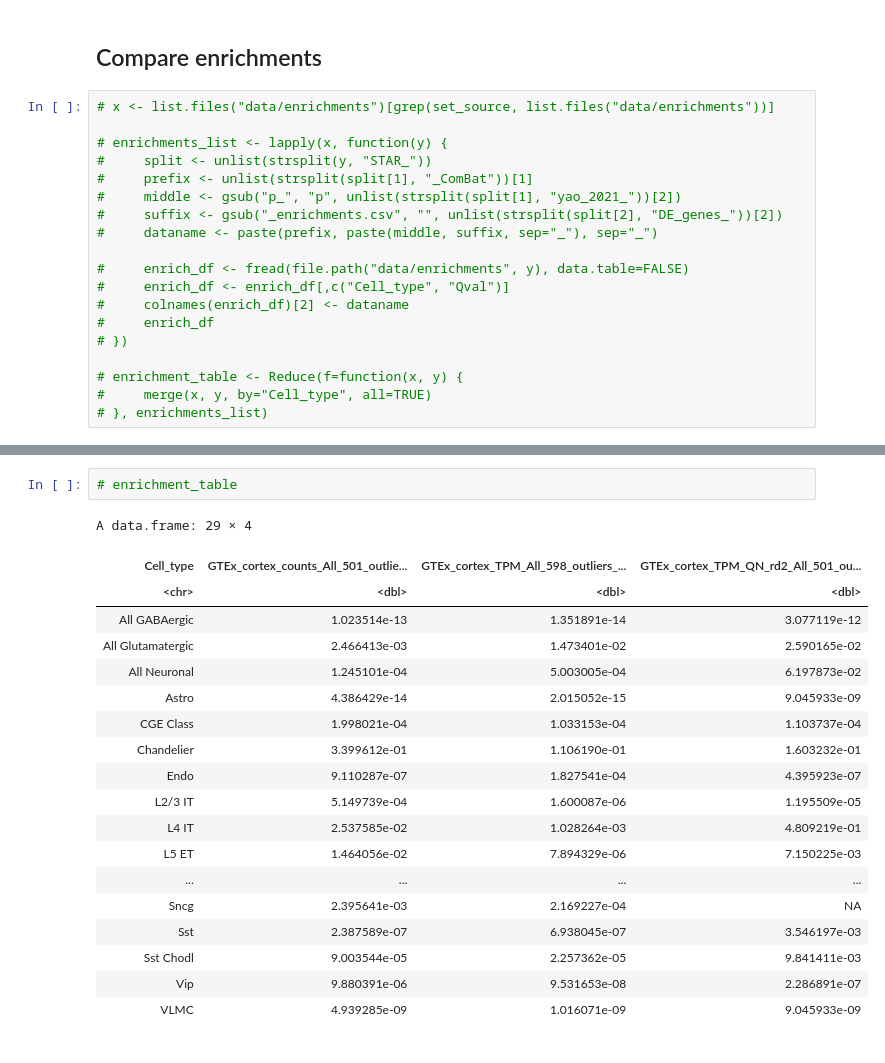
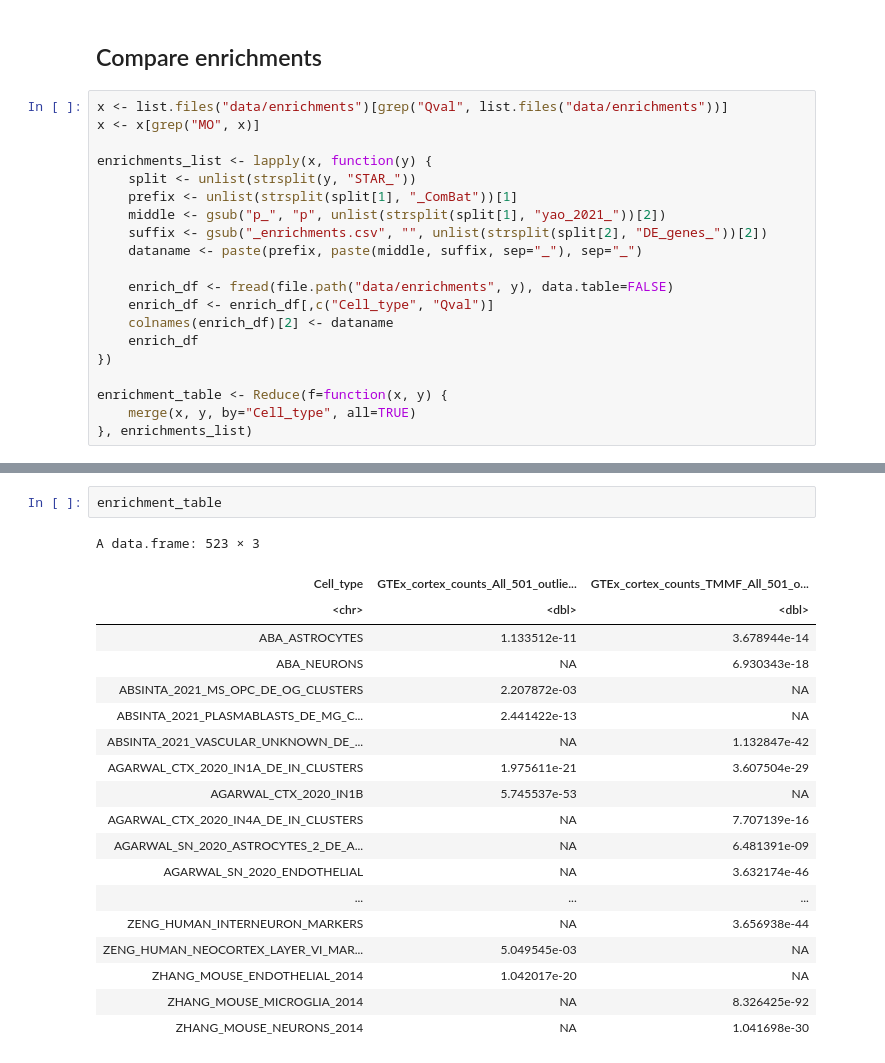
Before and after one commit to reliscu/bulk_splicing_GTEx_cortex, a Jupyter notebook: 05_get_module_enrichments.ipynb, the cells around one changed output, grey strips where cells are left out. Drawn from its saved outputs; the diff is of its cells as text.

```diff
--- a/05_get_module_enrichments.ipynb
+++ b/05_get_module_enrichments.ipynb
@@ -128,21 +107,22 @@ write.csv(top_mods_df, file=paste0("data/enrichments/", network_dir, "_", set_so
 # %% [markdown]
 ## Compare enrichments
 # %%
-# x <- list.files("data/enrichments")[grep(set_source, list.files("data/enrichments"))]
+x <- list.files("data/enrichments")[grep("Qval", list.files("data/enrichments"))]
+x <- x[grep("MO", x)]
 
-# enrichments_list <- lapply(x, function(y) {
-#     split <- unlist(strsplit(y, "STAR_"))
-#     prefix <- unlist(strsplit(split[1], "_ComBat"))[1]
-#     middle <- gsub("p_", "p", unlist(strsplit(split[1], "yao_2021_"))[2])
-#     suffix <- gsub("_enrichments.csv", "", unlist(strsplit(split[2], "DE_genes_"))[2])
-#     dataname <- paste(prefix, paste(middle, suffix, sep="_"), sep="_")
+enrichments_list <- lapply(x, function(y) {
+    split <- unlist(strsplit(y, "STAR_"))
+    prefix <- unlist(strsplit(split[1], "_ComBat"))[1]
+    middle <- gsub("p_", "p", unlist(strsplit(split[1], "yao_2021_"))[2])
+    suffix <- gsub("_enrichments.csv", "", unlist(strsplit(split[2], "DE_genes_"))[2])
+    dataname <- paste(prefix, paste(middle, suffix, sep="_"), sep="_")
 
-#     enrich_df <- fread(file.path("data/enrichments", y), data.table=FALSE)
-#     enrich_df <- enrich_df[,c("Cell_type", "Qval")]
-#     colnames(enrich_df)[2] <- dataname
-#     enrich_df
-# })
+    enrich_df <- fread(file.path("data/enrichments", y), data.table=FALSE)
+    enrich_df <- enrich_df[,c("Cell_type", "Qval")]
+    colnames(enrich_df)[2] <- dataname
+    enrich_df
+})
 
-# enrichment_table <- Reduce(f=function(x, y) {
-#     merge(x, y, by="Cell_type", all=TRUE)
-# }, enrichments_list)
+enrichment_table <- Reduce(f=function(x, y) {
+    merge(x, y, by="Cell_type", all=TRUE)
+}, enrichments_list)
@@ -149,23 +132,23 @@ write.csv(top_mods_df, file=paste0("data/enrichments/", network_dir, "_", set_so
 # %%
-# enrichment_table
+enrichment_table
 # %% [output]
-A data.frame: 29 × 4
+A data.frame: 523 × 3
-| Cell_type | GTEx_cortex_counts_All_501_outlie... | GTEx_cortex_TPM_All_598_outliers_... | GTEx_cortex_TPM_QN_rd2_All_501_ou... |
-| <chr> | <dbl> | <dbl> | <dbl> |
-| All GABAergic | 1.023514e-13 | 1.351891e-14 | 3.077119e-12 |
-| All Glutamatergic | 2.466413e-03 | 1.473401e-02 | 2.590165e-02 |
-| All Neuronal | 1.245101e-04 | 5.003005e-04 | 6.197873e-02 |
-| Astro | 4.386429e-14 | 2.015052e-15 | 9.045933e-09 |
-| CGE Class | 1.998021e-04 | 1.033153e-04 | 1.103737e-04 |
-| Chandelier | 3.399612e-01 | 1.106190e-01 | 1.603232e-01 |
-| Endo | 9.110287e-07 | 1.827541e-04 | 4.395923e-07 |
-| L2/3 IT | 5.149739e-04 | 1.600087e-06 | 1.195509e-05 |
-| L4 IT | 2.537585e-02 | 1.028264e-03 | 4.809219e-01 |
-| L5 ET | 1.464056e-02 | 7.894329e-06 | 7.150225e-03 |
-| ... | ... | ... | ... |
-| Sncg | 2.395641e-03 | 2.169227e-04 | NA |
-| Sst | 2.387589e-07 | 6.938045e-07 | 3.546197e-03 |
-| Sst Chodl | 9.003544e-05 | 2.257362e-05 | 9.841411e-03 |
-| Vip | 9.880391e-06 | 9.531653e-08 | 2.286891e-07 |
-| VLMC | 4.939285e-09 | 1.016071e-09 | 9.045933e-09 |
+| Cell_type | GTEx_cortex_counts_All_501_outlie... | GTEx_cortex_counts_TMMF_All_501_o... |
+| <chr> | <dbl> | <dbl> |
+| ABA_ASTROCYTES | 1.133512e-11 | 3.678944e-14 |
+| ABA_NEURONS | NA | 6.930343e-18 |
+| ABSINTA_2021_MS_OPC_DE_OG_CLUSTERS | 2.207872e-03 | NA |
+| ABSINTA_2021_PLASMABLASTS_DE_MG_C... | 2.441422e-13 | NA |
+| ABSINTA_2021_VASCULAR_UNKNOWN_DE_... | NA | 1.132847e-42 |
+| AGARWAL_CTX_2020_IN1A_DE_IN_CLUSTERS | 1.975611e-21 | 3.607504e-29 |
+| AGARWAL_CTX_2020_IN1B | 5.745537e-53 | NA |
+| AGARWAL_CTX_2020_IN4A_DE_IN_CLUSTERS | NA | 7.707139e-16 |
+| AGARWAL_SN_2020_ASTROCYTES_2_DE_A... | NA | 6.481391e-09 |
+| AGARWAL_SN_2020_ENDOTHELIAL | NA | 3.632174e-46 |
+| ... | ... | ... |
+| ZENG_HUMAN_INTERNEURON_MARKERS | NA | 3.656938e-44 |
+| ZENG_HUMAN_NEOCORTEX_LAYER_VI_MAR... | 5.049545e-03 | NA |
+| ZHANG_MOUSE_ENDOTHELIAL_2014 | 1.042017e-20 | NA |
+| ZHANG_MOUSE_MICROGLIA_2014 | NA | 8.326425e-92 |
+| ZHANG_MOUSE_NEURONS_2014 | NA | 1.041698e-30 |
 # %%
```
Also changed, not shown: parts of 16 cells of this notebook, 4 other files.
